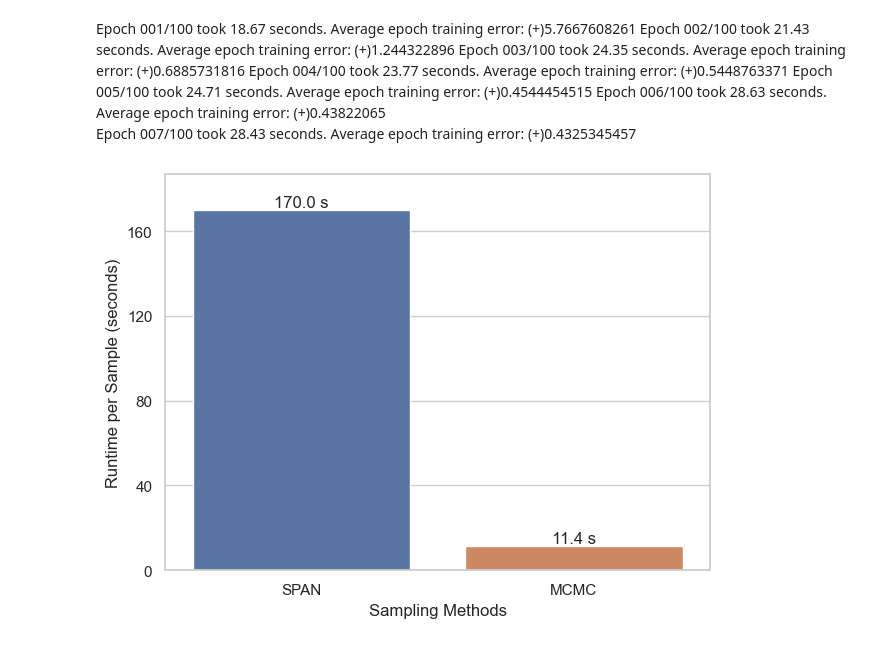
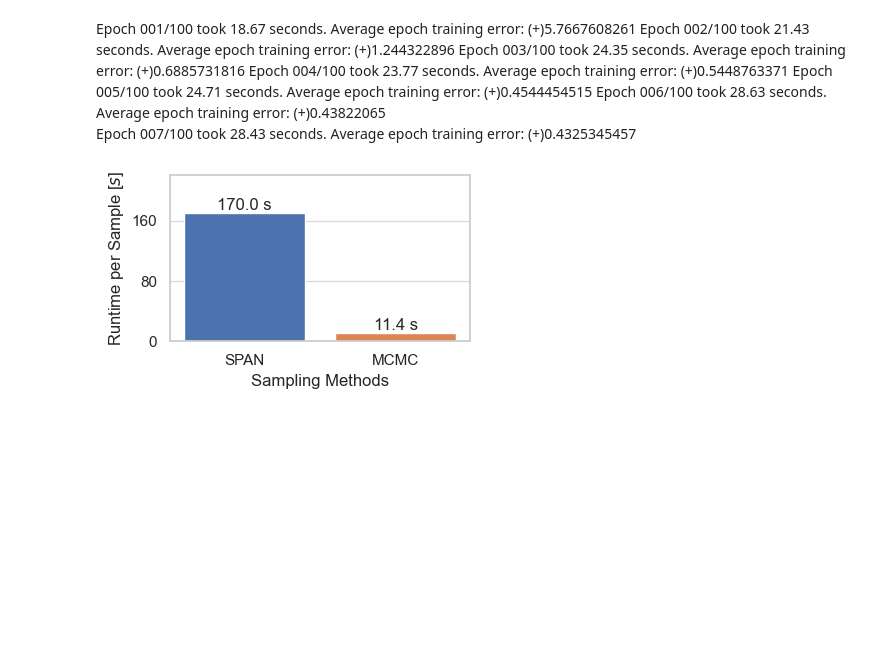
Before and after one commit to RiccardoFrenner/finn-nnpie, a Jupyter notebook: paper/plots.ipynb, the cells around one changed output. Saved outputs shown, nothing was run; the diff lists cells and outputs as text; code cells hidden in the pictures; blank space fills up the shorter version.

```diff
--- a/paper/plots.ipynb
+++ b/paper/plots.ipynb
@@ -50,7 +51,7 @@ array(['0', '0.025', '0.0375', '0.05', '0.0625', '0.075', '0.0875', '0.1',
        '0.8625', '0.875', '0.8875', '0.9', '0.9125', '0.925', '0.9375',
        '0.95', '0.9625', '0.975', '1'], dtype='<U6')
 # %%
-fig, axs = plt.subplots(ncols=3, figsize=(10, 3), sharey=True)
+fig, axs = plt.subplots(nrows=3, ncols=1, figsize=(1.5*plotting.FIGURE_WIDTH, 2.5*plotting.FIGURE_HEIGHT))
 
 axs[0].scatter(*lib.load_exp_data_numpy("Core 2"), color="red", alpha=0.3)
 for k, v in btc_dataspan_quantiles.items():
@@ -60,16 +61,11 @@ for k, v in btc_dataspan_quantiles.items():
         alpha=0.1,
         label="$(F^{-1}(q_j | t))_{j=1}^{M}$" if k == "0" else "",
     )
-axs[0].set_xlabel("$t$")
-axs[0].set_ylabel("$c_{\\text{diss}}(t)$")
-axs[0].legend()
 
 axs[1].scatter(*lib.load_exp_data_numpy("Core 2"), color="red", alpha=0.3)
 axs[1].plot(*btc_dataspan_quantiles["0"], label="$F^{-1}(0.0 | t)$")
 axs[1].plot(*btc_dataspan_quantiles["1"], label="$F^{-1}(1.0 | t)$")
 axs[1].plot(*btc_dataspan_quantiles["0.475"], label="$F^{-1}(0.5 | t)$")
-axs[1].legend()
-axs[1].set_xlabel("$t$")
 
 
 def skipper(x_y):
@@ -80,10 +76,19 @@ def skipper(x_y):
 axs[2].plot(*skipper(btc_dataspan_quantiles["0"]), "o", label="$\\tilde{D}(q=0.0)$")
 axs[2].plot(*skipper(btc_dataspan_quantiles["1"]), "d", label="$\\tilde{D}(q=1.0)$")
 axs[2].plot(*skipper(btc_dataspan_quantiles["0.475"]), "x", label="$\\tilde{D}(q=0.5)$")
-axs[2].legend()
 axs[2].set_xlabel("$t$")
 
+for ax in axs:
+    ax.legend(loc='upper left', bbox_to_anchor=(1, 1))
+
+axs[0].sharex(axs[1])
+axs[1].sharex(axs[2])
+axs[0].tick_params(axis='x', which='both', labelbottom=False)
+axs[1].tick_params(axis='x', which='both', labelbottom=False)
+for i, ax in enumerate(axs):
+    plotting.set_concentration_axes_stuff(ax, set_xlabel=i==2, set_ylabel=True)
+
 plt.tight_layout()
-plt.savefig("figs/btc_dataspan_quantiles.png")
+plotting.savefig(fig, "figs/btc_dataspan_quantiles")
 plt.show()
 # %% [output]
@@ -101,41 +106,41 @@ Epoch 007/100 took 28.43 seconds.               Average epoch training error: (+
 # %%
 import matplotlib.pyplot as plt
 import matplotlib.ticker as ticker
-import seaborn as sns
+import plotting
 
 # Data
 methods = ["SPAN", "MCMC"]
 runtimes = [
     sum([18.67, 21.43, 24.35, 23.77, 24.71, 28.63, 28.43]),
     22.75319/2,
 ]  # per sample
 
-sns.set_theme(style="whitegrid")
+fig, ax = plt.subplots(figsize=(plotting.FIGURE_WIDTH, plotting.FIGURE_HEIGHT))
 
-# Create the bar plot
-# colors = sns.color_palette("viridis", len(methods))
-bars = sns.barplot(x=methods, y=runtimes, hue=methods)  # , palette=colors)
+# Create the bar plot with specified colors
+colors = ['C0', 'C1']
+bars = ax.bar(x=methods, height=runtimes, color=colors)
 
 # Adding text on top of bars
-for bar, runtime in zip(bars.patches, runtimes):
-    bars.annotate(
+for bar, runtime in zip(bars, runtimes):
+    ax.annotate(
         f"{runtime:.1f} s",
         (bar.get_x() + bar.get_width() / 2, bar.get_height()),
         ha="center",
         va="bottom",
-        fontsize=12,
+        # fontsize=12,  # Assuming plotting.FONT_SIZE is 12, you can adjust as needed
     )
 
 # Customizing the plot
-# plt.title("Runtime Comparison", fontsize=16, weight='bold')
-plt.ylabel("Runtime per Sample (seconds)")
-plt.xlabel("Sampling Methods")
-plt.ylim(0, max(runtimes)*1.1)
-plt.gca().yaxis.set_major_locator(ticker.MaxNLocator(6))
-
+ax.set_ylabel("Runtime per Sample [$s$]")
+ax.set_xlabel("Sampling Methods")
+ax.set_ylim(0, max(runtimes)*1.3)
+ax.grid(axis='x', linestyle='', alpha=0.7)
+ax.grid(axis='y', linestyle='-', alpha=0.7)
+ax.yaxis.set_major_locator(ticker.MaxNLocator(3))
 
 plt.tight_layout()
-plt.savefig("figs/runtime_per_sample.png")
+plotting.savefig(fig, "figs/runtime_per_sample")
 plt.show()
 # %% [output]
-[figure, old version]
+[figure, new version]
```
Also changed, not shown: parts of 2 cells of this notebook, 40 other files.
